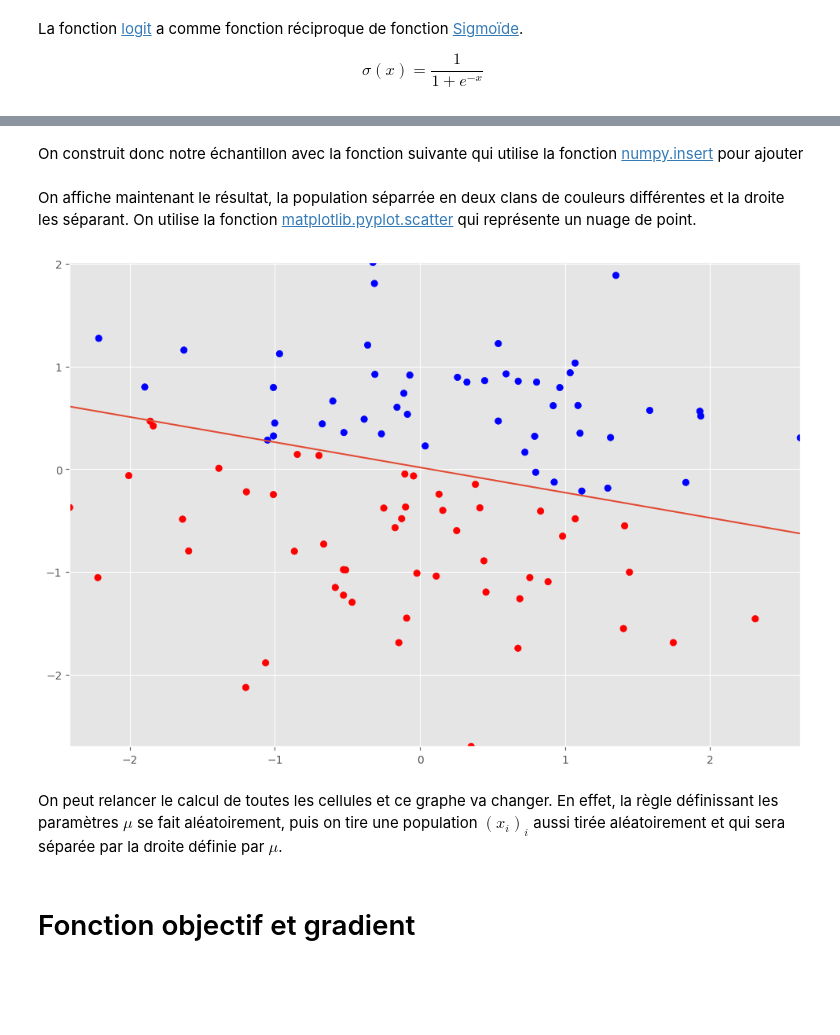
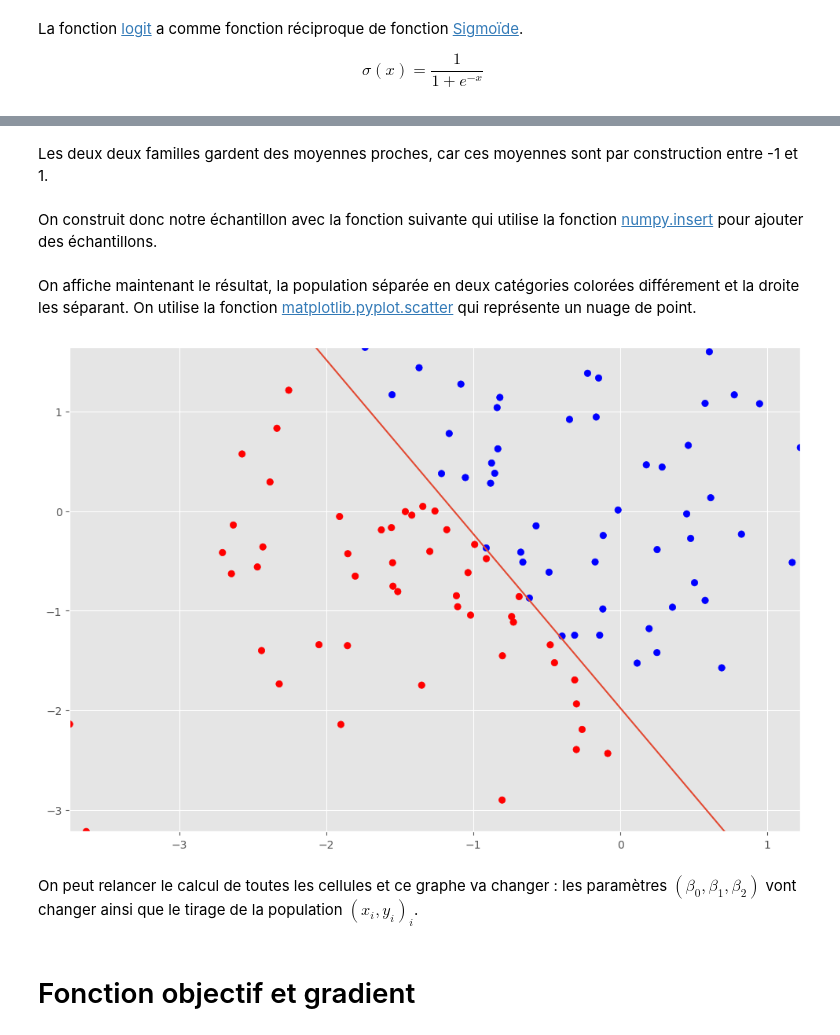
Before and after one commit to mat90hub/python_par_jupyter, a Jupyter notebook: 10_machine_learning/02_regression_logistique.ipynb, the cells around one changed output, grey strips where cells are left out. Drawn from its saved outputs; the diff is of its cells as text; code cells hidden in the pictures; blank space fills up the shorter version.

Commit message:
ajouts deivers

```diff
--- a/10_machine_learning/02_regression_logistique.ipynb
+++ b/10_machine_learning/02_regression_logistique.ipynb
@@ -133,0 +139,7 @@ Cette dernière équation va nous donner une règle de séparation de nos échan
+# %%
+import numpy as np
+rng = np.random.default_rng()
+
+# beta = rng.standard_normal(3)  # si on utilise un loi normale
+beta = rng.random(3)             # si on utilise la loi aléatoire uniforme
+beta
@@ -136,5 +153,4 @@ Pour passer ces équations en Python, il nous faudra utiliser le produit scalair
 # %%
-beta = real_beta
 mu = beta[1:3]*(-beta[0]/(np.linalg.norm(beta[1:3])**2))
-np.dot(beta[1:3], mu) + beta[0]
+print(f"{np.dot(beta[1:3], mu) + beta[0]:.6f}")
 # %% [output]
@@ -168,10 +172,12 @@ sns.displot(x, kind="kde")
+# %% [markdown]
+Les deux deux familles gardent des moyennes proches, car ces moyennes sont par construction entre -1 et 1.
 # %% [markdown]
-On construit donc notre échantillon avec la fonction suivante qui utilise la fonction [numpy.insert](https://numpy.org/doc/stable/reference/generated/numpy.insert.html) pour ajouter
+On construit donc notre échantillon avec la fonction suivante qui utilise la fonction [numpy.insert](https://numpy.org/doc/stable/reference/generated/numpy.insert.html) pour ajouter des échantillons.
 # %%
 def sample_data(n, beta):
     # construction du vecteur servant à séparer
     mu = beta[1:3]*(-beta[0]/(np.linalg.norm(beta[1:3])**2))
-    # les covariances
+    # la matrice variances/covariances
     cov  = np.diag(np.ones(2))
     # la génération de la population (x)
     X = np.insert(np.random.default_rng().multivariate_normal(mu,cov,n),0,1,axis=1)
@@ -179,9 +185,9 @@ def sample_data(n, beta):
     y = (np.dot(X, beta)>0)*1
     return X, y
 
-X, y = sample_data(100, real_beta)
+X, y = sample_data(100, beta)
 # %% [markdown]
-On affiche maintenant le résultat, la population séparrée en deux clans de couleurs différentes et la droite les séparant. On utilise la fonction [matplotlib.pyplot.scatter](https://matplotlib.org/stable/api/_as_gen/matplotlib.pyplot.scatter.html) qui représente un nuage de point.
+On affiche maintenant le résultat, la population séparée en deux catégories colorées différement et la droite les séparant. On utilise la fonction [matplotlib.pyplot.scatter](https://matplotlib.org/stable/api/_as_gen/matplotlib.pyplot.scatter.html) qui représente un nuage de point.
 # %%
 import matplotlib
 import matplotlib.pyplot as plt
@@ -201,36 +207,37 @@ def plot(X, y, beta=None, predictor=None, title=None):
         h = 0.02
         xx, yy = np.meshgrid(np.arange(min_, max_, h), np.arange(ymin_, ymax_, h))
         Z = predictor.predict(np.insert(np.c_[xx.ravel(), yy.ravel()], 0, 1, axis=1))
         Z = Z.reshape(xx.shape)
         plt.pcolormesh(xx, yy, Z,shading='auto', alpha=0.01)
 
     # Construction de la liste des couleurs à donner aux points.
     # Ces couleurs sont en fonction de 'y' qui peut être
     # égale à 0 ou 1.
     C=[]
     for i in y:
         if i==0:
             C.append('r')
         else:
             C.append('b')
     # impression du nuage de points
     plt.scatter(X[:,1], X[:,2],c=C)
 
     # impression de la droite de séparation
     if beta is not None:
         x_ = np.linspace(min_, max_, 500)
         y_  = -beta[0]/beta[2] - x_ * beta[1] / beta[2]
         plt.plot(x_, y_)
 
     if title is not None:
         plt.title(title)
     plt.xlim(min_, max_)
     plt.ylim(ymin_, ymax_)
     plt.show()
-plot(X, y, real_beta)
+
+plot(X, y, beta)
 # %% [output]
-[figure, old version]
+[figure, new version]
 # %% [markdown]
-On peut relancer le calcul de toutes les cellules et ce graphe va changer. En effet, la règle définissant les paramètres $\mu$ se fait aléatoirement, puis on tire une population $(x_i)_i$ aussi tirée aléatoirement et qui sera séparée par la droite définie par $\mu$.
+On peut relancer le calcul de toutes les cellules et ce graphe va changer : les paramètres $(\beta_0, \beta_1, \beta_2)$ vont changer ainsi que le tirage de la population $(x_i,y_i)_i$.
 # %% [markdown]
 # Fonction objectif et gradient
```
Also changed, not shown: parts of 28 cells of this notebook, 15 other files.
